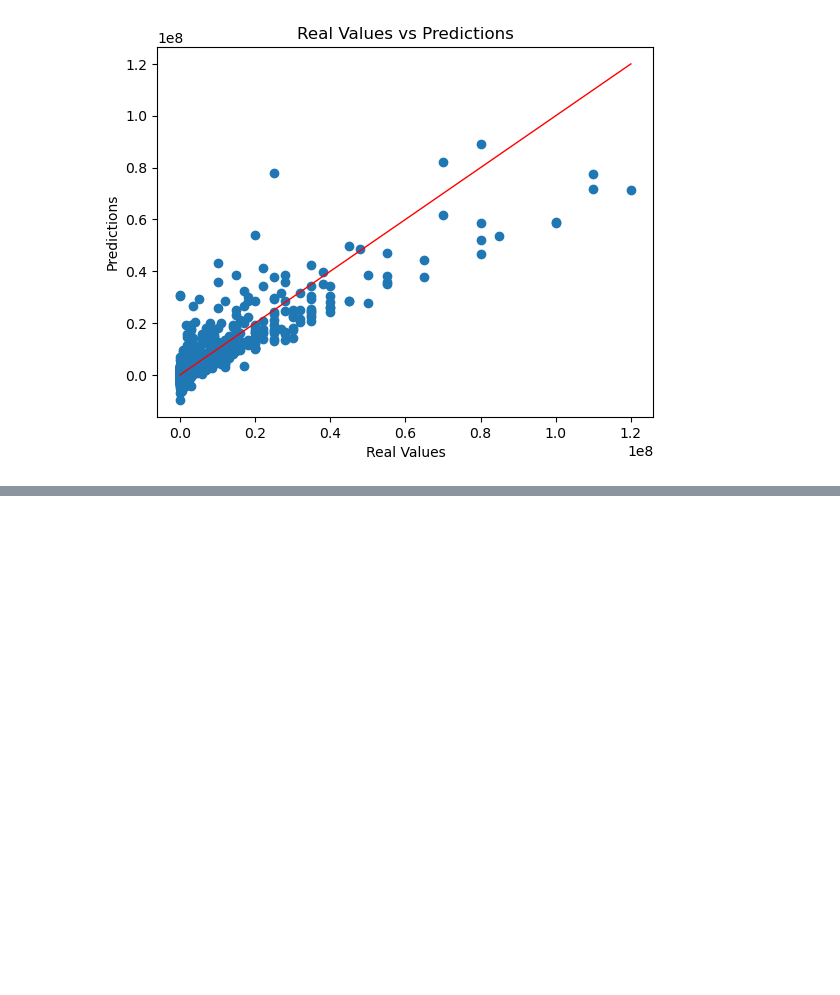
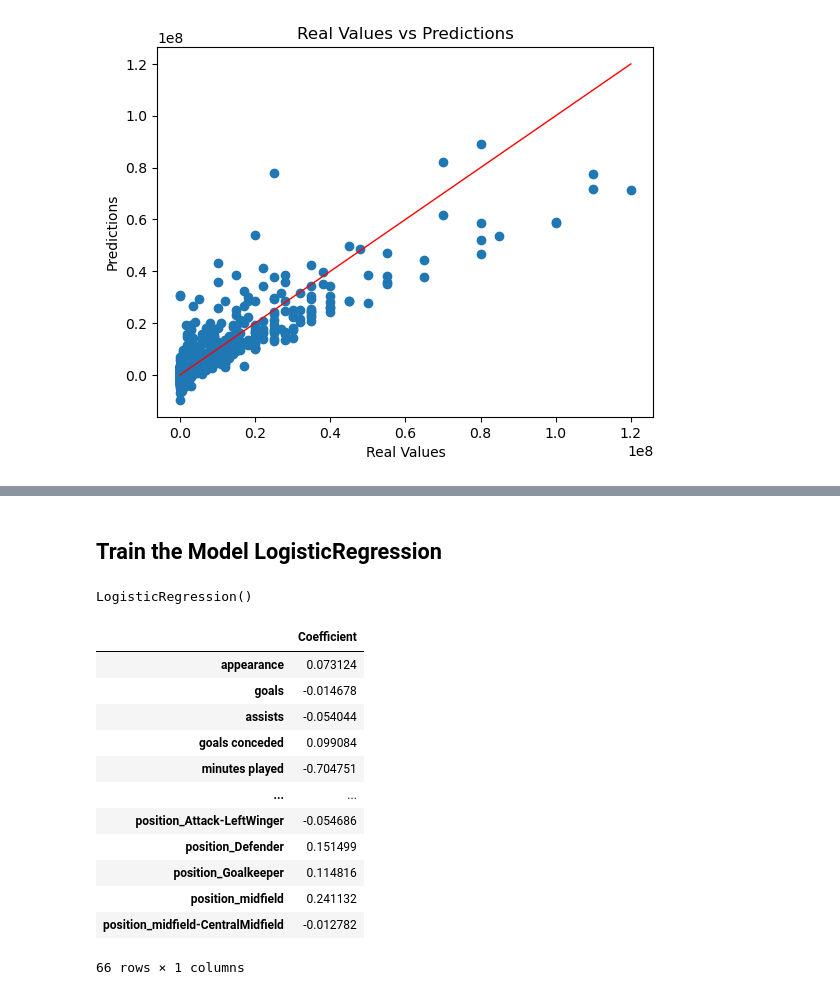
Before and after one commit to zaidAlkhathlan/Usecase-7, a Jupyter notebook: EDA explain template.ipynb, the cells around one changed output, grey strips where cells are left out. Cells and saved outputs as stored; diff of their text form; code cells hidden in the pictures; blank space fills up the shorter version.

```diff
--- a/EDA explain template.ipynb
+++ b/EDA explain template.ipynb
@@ -648,0 +781,2 @@ plt.show()
+# %%
+df_model_LogisticRegression = df_model_LogisticRegression[selected_features]
@@ -648,0 +809,2 @@ plt.show()
+# %% [markdown]
+## Train the Model LogisticRegression
@@ -648,0 +822,5 @@ plt.show()
+# %%
+# Fit the model on the training data
+model_LogisticRegression.fit(X_train_scaled, y_train)
+# %% [output]
+LogisticRegression()
@@ -648,0 +830,18 @@ plt.show()
+# %%
+# Each row of the model.coef_ matrix tells you how each feature affects being in the corresponding class versus any other class
+coeff_df = pd.DataFrame(model_LogisticRegression.coef_[2],X.columns,columns=['Coefficient'])
+coeff_df
+# %% [output]
+|  | Coefficient |
+| appearance | 0.073124 |
+| goals | -0.014678 |
+| assists | -0.054044 |
+| goals conceded | 0.099084 |
+| minutes played | -0.704751 |
+| ... | ... |
+| position_Attack-LeftWinger | -0.054686 |
+| position_Defender | 0.151499 |
+| position_Goalkeeper | 0.114816 |
+| position_midfield | 0.241132 |
+| position_midfield-CentralMidfield | -0.012782 |
+66 rows × 1 columns
```
Also changed, not shown: parts of 40 cells of this notebook, 1 other file.
